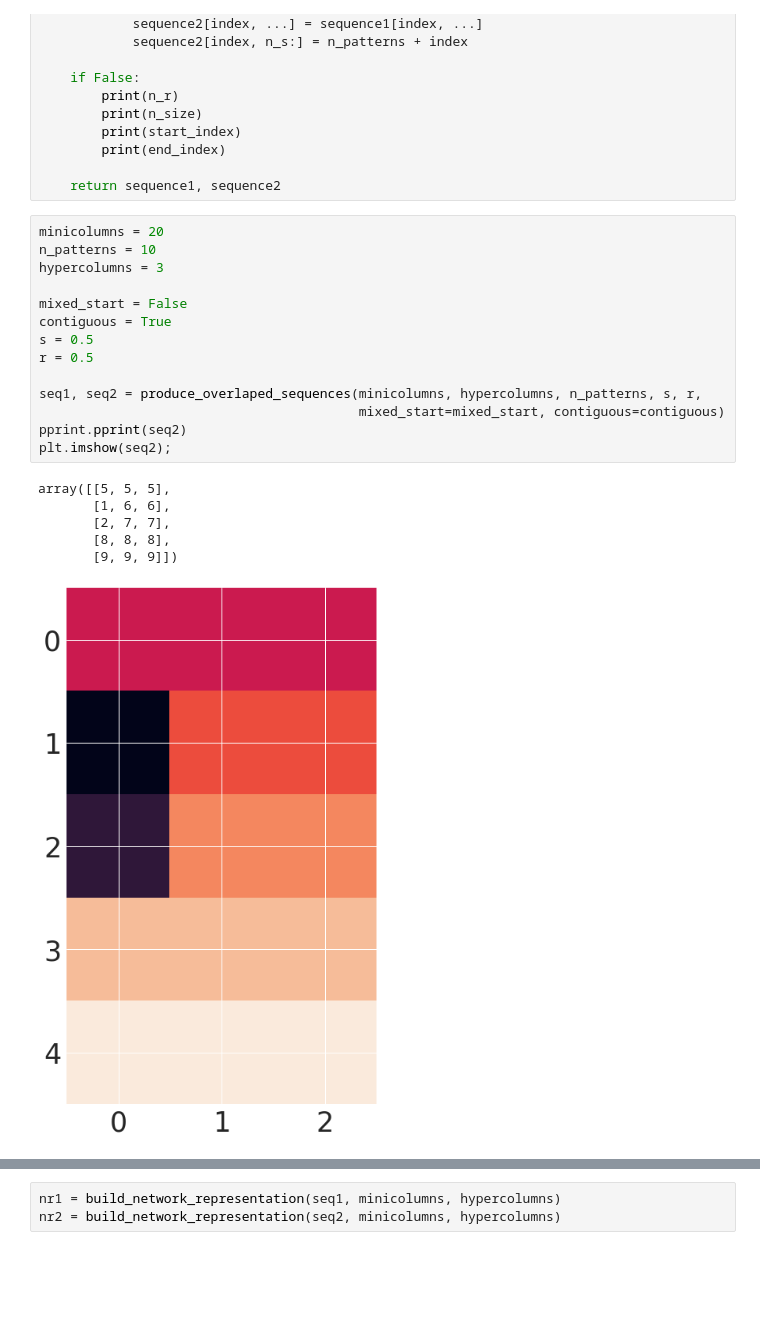
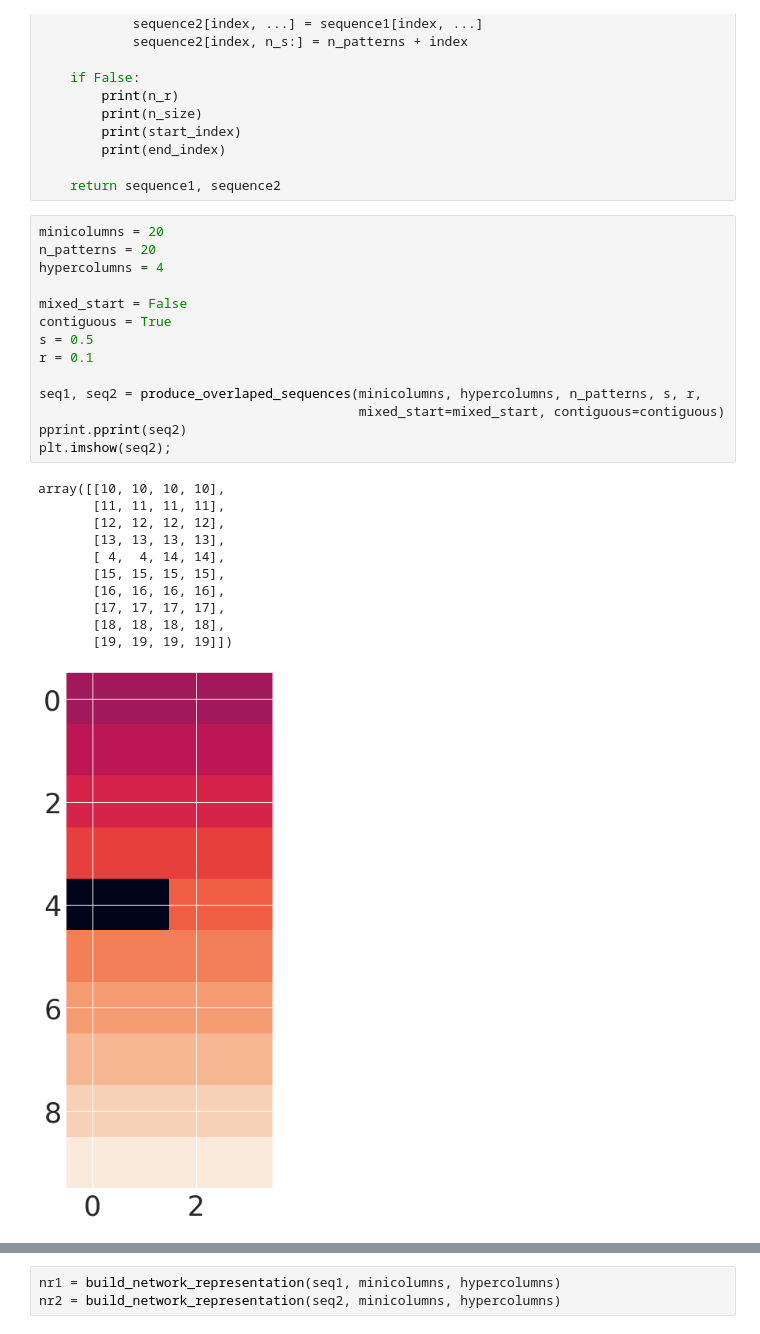
Before and after one commit to h-mayorquin/BCPNN_sequences, a Jupyter notebook: jupyter/2018-05-03(Disambiguation with non-orthogonal sequences).ipynb, the cells around one changed output, grey strips where cells are left out. Drawn from its saved outputs; the diff is of its cells as text; blank space fills up the shorter version.

```diff
--- a/jupyter/2018-05-03(Disambiguation with non-orthogonal sequences).ipynb
+++ b/jupyter/2018-05-03(Disambiguation with non-orthogonal sequences).ipynb
@@ -65,22 +65,27 @@ def produce_overlaped_sequences(minicolumns, hypercolumns, n_patterns, s, r, mix
     return sequence1, sequence2
 # %%
 minicolumns = 20
-n_patterns = 10
-hypercolumns = 3
+n_patterns = 20
+hypercolumns = 4
 
 mixed_start = False
 contiguous = True
 s = 0.5
-r = 0.5
+r = 0.1
 
 seq1, seq2 = produce_overlaped_sequences(minicolumns, hypercolumns, n_patterns, s, r,
                                          mixed_start=mixed_start, contiguous=contiguous)
 pprint.pprint(seq2)
 plt.imshow(seq2);
 # %% [output]
-array([[5, 5, 5],
-       [1, 6, 6],
-       [2, 7, 7],
-       [8, 8, 8],
-       [9, 9, 9]])
+array([[10, 10, 10, 10],
+       [11, 11, 11, 11],
+       [12, 12, 12, 12],
+       [13, 13, 13, 13],
+       [ 4,  4, 14, 14],
+       [15, 15, 15, 15],
+       [16, 16, 16, 16],
+       [17, 17, 17, 17],
+       [18, 18, 18, 18],
+       [19, 19, 19, 19]])
-[figure, old version]
+[figure, new version]
```
Also changed, not shown: parts of 31 cells of this notebook, 5 other files.
